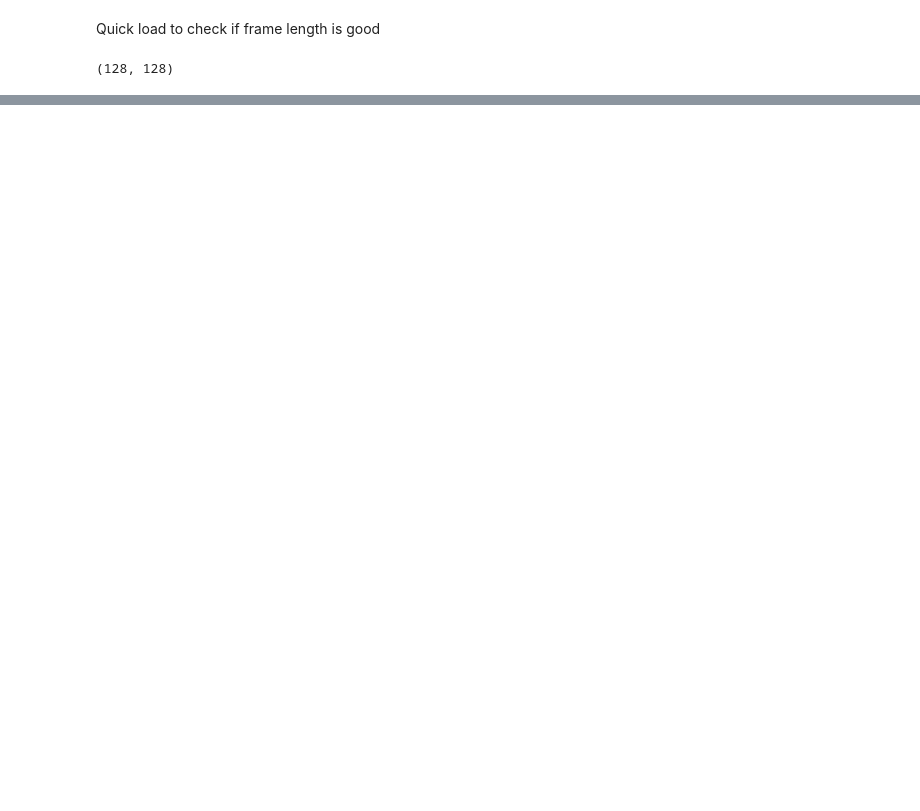
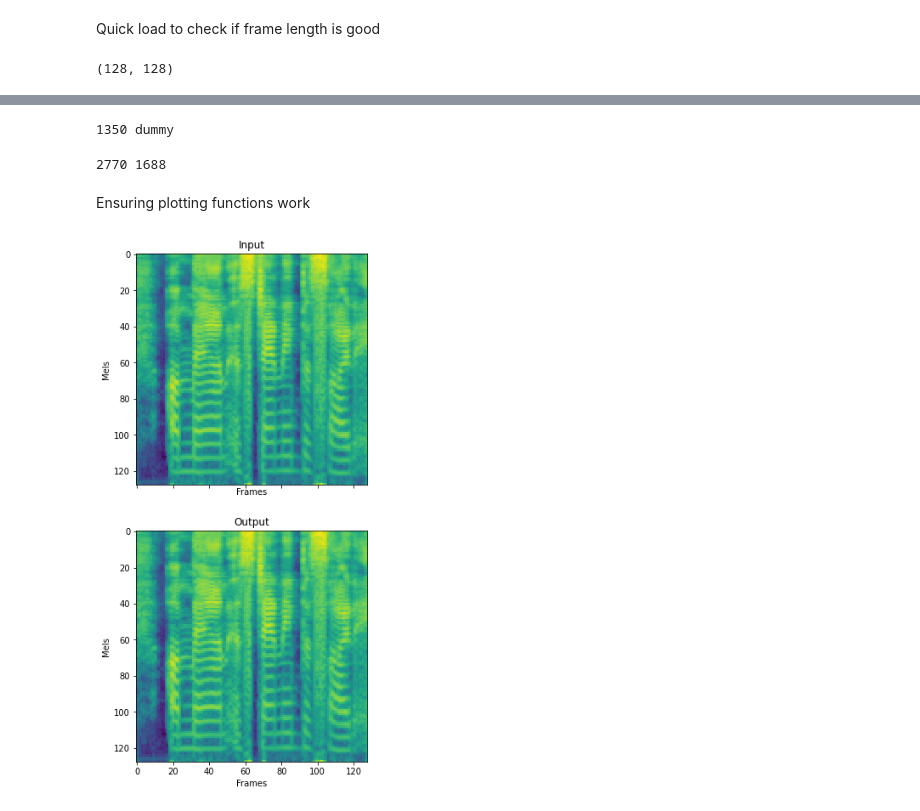
Before and after one commit to RussellSB/tt-vae-gan, a Jupyter notebook: VAE-CYCLE-GAN/preprocessing.ipynb, the cells around one changed output, grey strips where cells are left out. Cells and saved outputs as stored; diff of their text form; code cells hidden in the pictures; blank space fills up the shorter version.

```diff
--- a/VAE-CYCLE-GAN/preprocessing.ipynb
+++ b/VAE-CYCLE-GAN/preprocessing.ipynb
@@ -471,0 +540,4 @@ m.shape
+# %%
+melset_7_cont_wn = cont_wn_to_arr('7')
+# %% [output]
+1350 dummy
@@ -471,0 +546,4 @@ m.shape
+# %%
+print(len(melset_7_cont_wn), len(melset_4_cont_wn))
+# %% [output]
+2770 1688
@@ -471,0 +553,21 @@ m.shape
+# %% [markdown]
+Ensuring plotting functions work
+# %%
+mel_in = mel
+mel_out = mel
+
+fig, ax = plt.subplots(nrows=2, ncols=1, sharex=True, figsize=(11, 11))
+
+ax[0].imshow(np.rot90(mel), interpolation="None")
+ax[0].set(title='Input')
+ax[0].set_xlabel('Frames')
+ax[0].set_ylabel('Mels')
+
+ax[1].imshow(np.rot90(mel), interpolation="None")
+ax[1].set(title='Output')
+ax[1].set_xlabel('Frames')
+ax[1].set_ylabel('Mels')
+
+plt.show()
+# %% [output]
+[figure, added]
```
Also changed, not shown: parts of 11 cells of this notebook, 2 other files.
